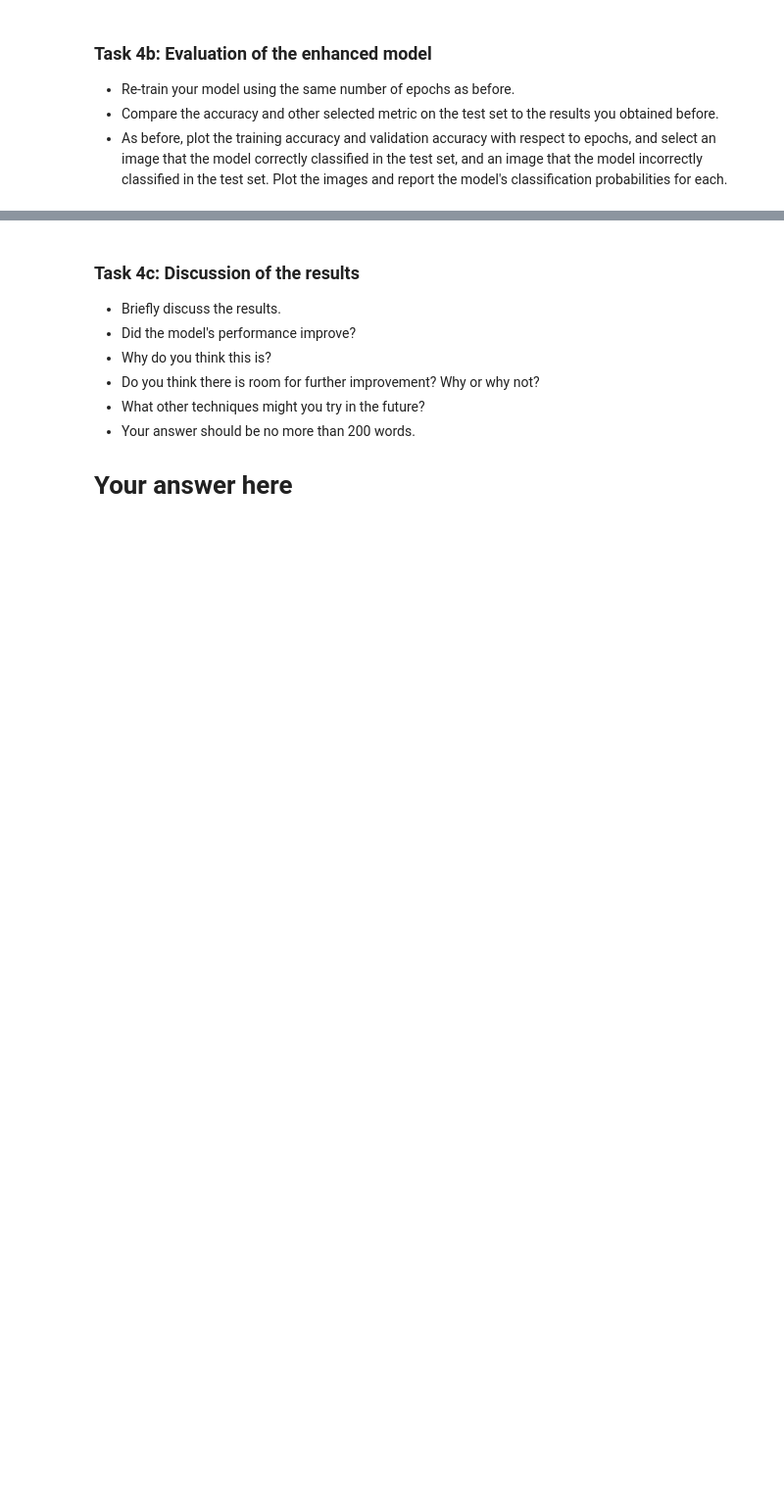
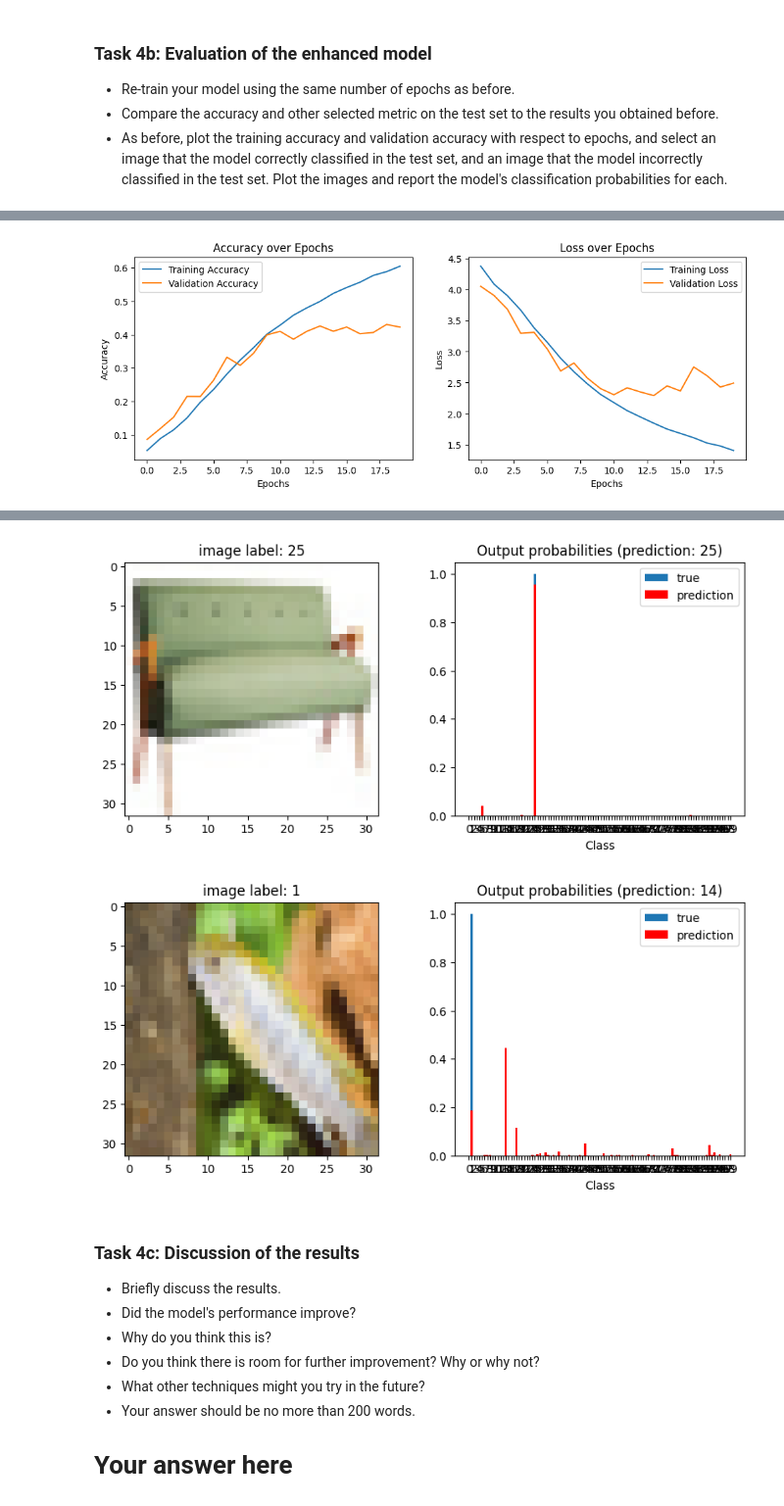
Before and after one commit to UofT-DSI/deep_learning, a Jupyter notebook: 02_activities/assignments/assignment_1.ipynb, the cells around one changed output, grey strips where cells are left out. Shown at 98% size. Drawn from its saved outputs; the diff is of its cells as text; code cells hidden in the pictures; blank space fills up the shorter version.

```diff
--- a/02_activities/assignments/assignment_1.ipynb
+++ b/02_activities/assignments/assignment_1.ipynb
@@ -98,3 +376,7 @@ from keras import optimizers
 - Re-train your model using the same number of epochs as before.
 - Compare the accuracy and other selected metric on the test set to the results you obtained before.
 - As before, plot the training accuracy and validation accuracy with respect to epochs, and select an image that the model correctly classified in the test set, and an image that the model incorrectly classified in the test set. Plot the images and report the model's classification probabilities for each.
+# %%
+# Your code here
+history = model.fit(x_train, y_train, validation_data=(x_val, y_val),
+          epochs=20, batch_size=32)
@@ -101,2 +401,48 @@ from keras import optimizers
 # %%
 # Your code here
+# Evaluate the model on the test set
+test_loss, test_accuracy = model.evaluate(x_test, y_test)
+
+# Print the accuracy
+print(f"Accuracy on test set: {test_accuracy:.4f}")
+
+import matplotlib.pyplot as plt
+
+plt.figure(figsize=(12, 4))
+plt.subplot(1, 2, 1)
+plt.plot(history.history['accuracy'], label='Training Accuracy')
+plt.plot(history.history['val_accuracy'], label='Validation Accuracy')
+plt.title('Accuracy over Epochs')
+plt.xlabel('Epochs')
+plt.ylabel('Accuracy')
+plt.legend()
+
+# Plot loss
+plt.subplot(1, 2, 2)
+plt.plot(history.history['loss'], label='Training Loss')
+plt.plot(history.history['val_loss'], label='Validation Loss')
+plt.title('Loss over Epochs')
+plt.xlabel('Epochs')
+plt.ylabel('Loss')
+plt.legend()
+
+plt.show()
+
+y_pred_probs = model.predict(x_test)
+y_pred_classes = np.argmax(y_pred_probs, axis=1)
+y_true_classes = np.argmax(y_test, axis=1)
+
+# Find indices of correct and incorrect predictions
+correct_indices = np.where(y_pred_classes == y_true_classes)[0]
+incorrect_indices = np.where(y_pred_classes != y_true_classes)[0]
+
+# Select a random correct and incorrect prediction
+correct_index = np.random.choice(correct_indices)
+incorrect_index = np.random.choice(incorrect_indices)
+
+# Plot correct prediction
+plot_prediction_custom(model, correct_index, y_true_classes[correct_index], y_pred_classes[correct_index], y_pred_probs[correct_index])
+
+# Plot incorrect prediction
+plot_prediction_custom(model, incorrect_index, y_true_classes[incorrect_index], y_pred_classes[incorrect_index], y_pred_probs[incorrect_index])
+# %% [output]
@@ -102,0 +451 @@ from keras import optimizers
+[figure, added]
@@ -103,3 +453,5 @@ from keras import optimizers
+[figure, added]
+[figure, added]
 # %% [markdown]
 ### Task 4c: Discussion of the results
 
```
Also changed, not shown: parts of 15 cells of this notebook.
